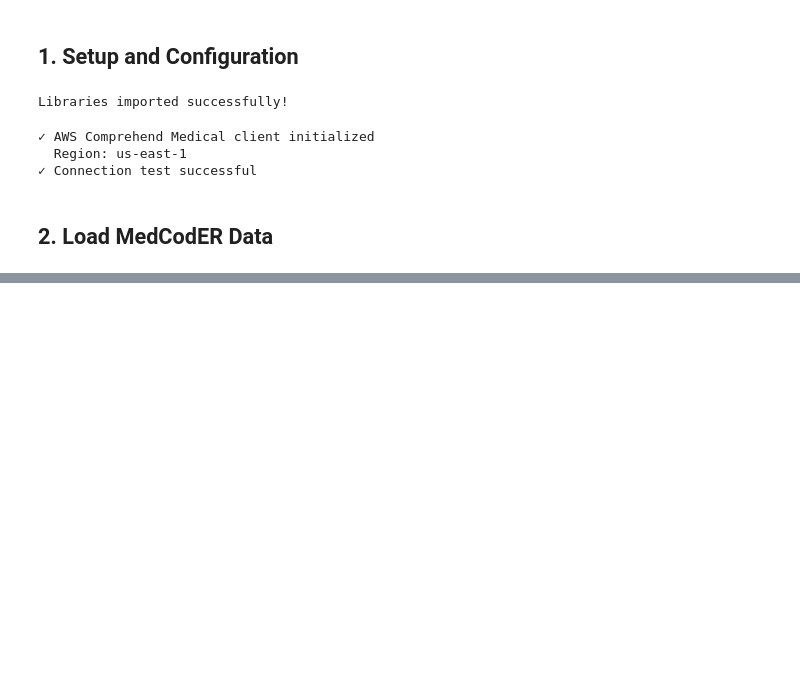
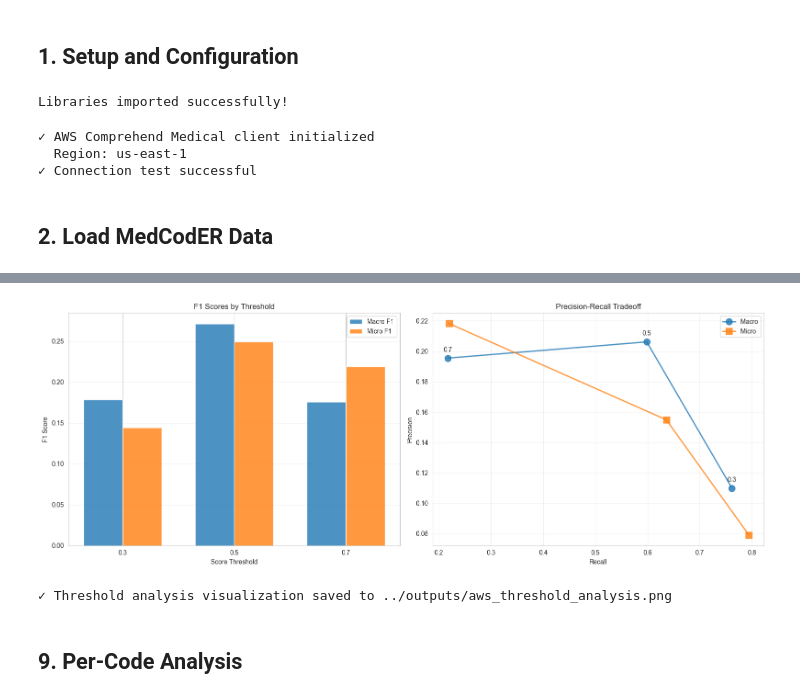
Before and after one commit to alexretana/clinical-nlp-claims-processing, a Jupyter notebook: notebooks/02_AWS_Comprehend_Medical.ipynb, the cells around one changed output, grey strips where cells are left out. Cells and saved outputs as stored; diff of their text form; code cells hidden in the pictures; blank space fills up the shorter version.

```diff
--- a/notebooks/02_AWS_Comprehend_Medical.ipynb
+++ b/notebooks/02_AWS_Comprehend_Medical.ipynb
@@ -1048,0 +724,46 @@ NOTEBOOK COMPLETE
+# %%
+# Visualize threshold comparison
+fig, axes = plt.subplots(1, 2, figsize=(16, 6))
+
+# Plot 1: F1 scores by threshold
+x = np.arange(len(SCORE_THRESHOLDS))
+width = 0.35
+
+axes[0].bar(x - width/2, comparison_df['Macro F1'], width, label='Macro F1', alpha=0.8)
+axes[0].bar(x + width/2, comparison_df['Micro F1'], width, label='Micro F1', alpha=0.8)
+axes[0].set_xlabel('Score Threshold')
+axes[0].set_ylabel('F1 Score')
+axes[0].set_title('F1 Scores by Threshold')
+axes[0].set_xticks(x)
+axes[0].set_xticklabels(comparison_df['Threshold'])
+axes[0].legend()
+axes[0].grid(axis='y', alpha=0.3)
+
+# Plot 2: Precision-Recall tradeoff
+axes[1].plot(comparison_df['Macro Recall'], comparison_df['Macro Precision'],
+             marker='o', linewidth=2, markersize=10, label='Macro', alpha=0.8)
+axes[1].plot(comparison_df['Micro Recall'], comparison_df['Micro Precision'],
+             marker='s', linewidth=2, markersize=10, label='Micro', alpha=0.8)
+
+# Annotate thresholds
+for i, threshold in enumerate(comparison_df['Threshold']):
+    axes[1].annotate(f'{threshold}',
+                    (comparison_df['Macro Recall'].iloc[i], comparison_df['Macro Precision'].iloc[i]),
+                    textcoords="offset points", xytext=(0,10), ha='center')
+
+axes[1].set_xlabel('Recall')
+axes[1].set_ylabel('Precision')
+axes[1].set_title('Precision-Recall Tradeoff')
+axes[1].legend()
+axes[1].grid(alpha=0.3)
+
+plt.tight_layout()
+plt.savefig('../outputs/aws_threshold_analysis.png', dpi=300, bbox_inches='tight')
+plt.show()
+
+print("✓ Threshold analysis visualization saved to ../outputs/aws_threshold_analysis.png")
+# %% [output]
+[figure, added]
+✓ Threshold analysis visualization saved to ../outputs/aws_threshold_analysis.png
+# %% [markdown]
+## 9. Per-Code Analysis
```
Also changed, not shown: parts of 48 cells of this notebook, 5 other files.
